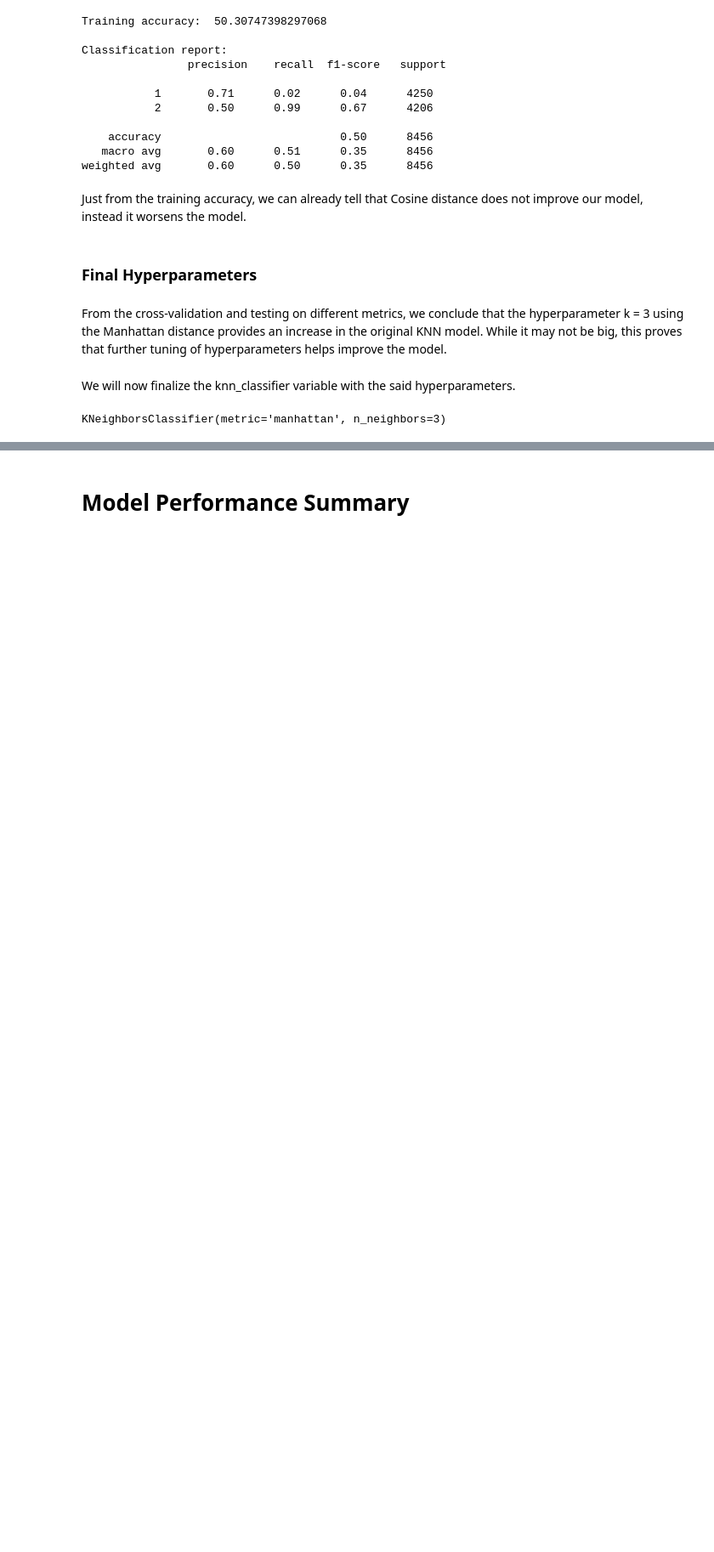
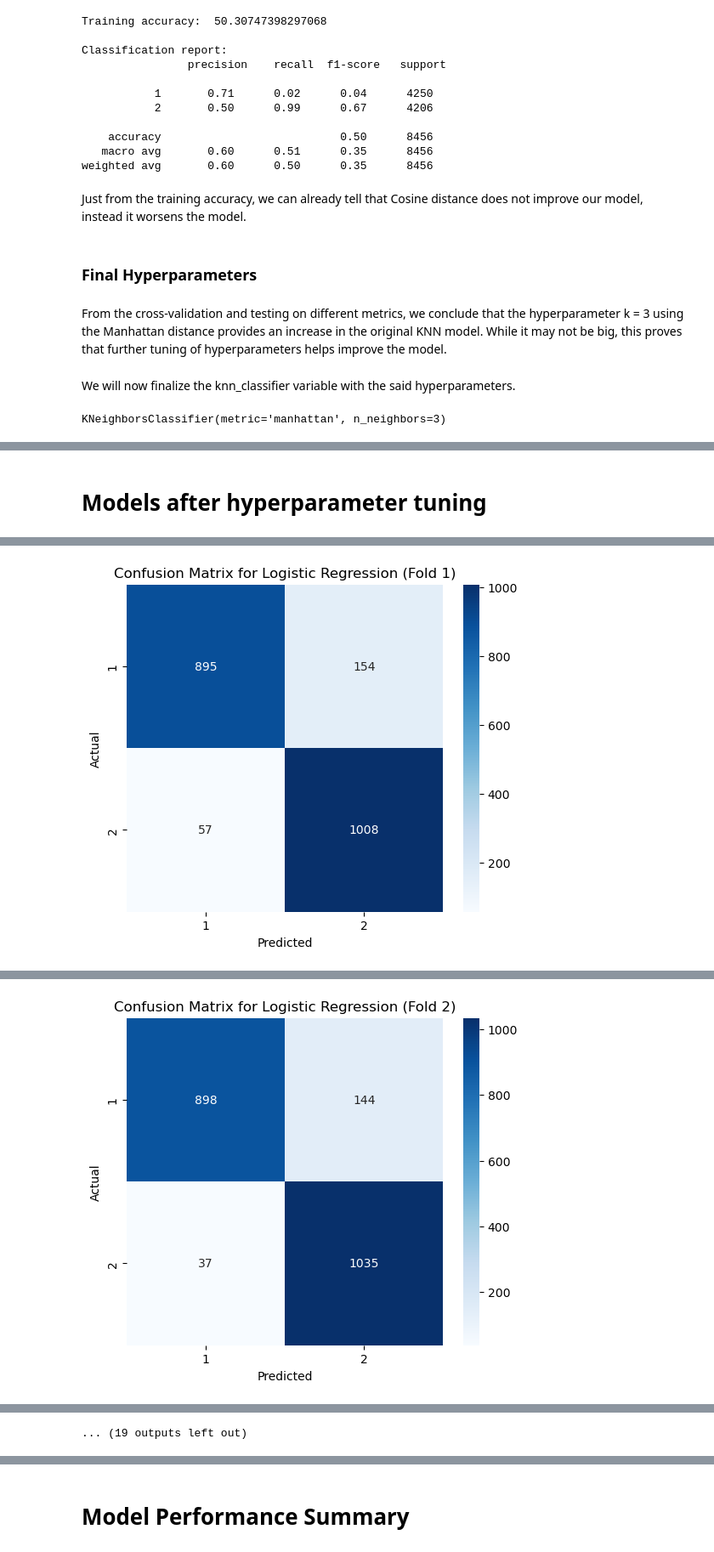
Before and after one commit to BeverlyKate/STINTSY-MP, a Jupyter notebook: STINTSYMP.ipynb, the cells around one changed output, grey strips where cells are left out. Shown at 85% size. Cells and saved outputs as stored; diff of their text form; code cells hidden in the pictures; blank space fills up the shorter version.

```diff
--- a/STINTSYMP.ipynb
+++ b/STINTSYMP.ipynb
@@ -884,0 +1074,20 @@ KNeighborsClassifier(metric='manhattan', n_neighbors=3)
+# %%
+from sklearn.svm import SVC
+from sklearn.metrics import classification_report, accuracy_score
+
+# Define best configurations for each fold
+fold_params = [
+    {"C": 1, "gamma": "scale", "kernel": "rbf"},  # Fold 1
+    {"C": 1, "gamma": "scale", "kernel": "rbf"},  # Fold 2
+    {"C": 10, "gamma": "scale", "kernel": "rbf"},  # Fold 3
+    {"C": 10, "gamma": "scale", "kernel": "rbf"},  # Fold 4
+    {"C": 1, "gamma": "scale", "kernel": "rbf"},  # Fold 5
+]
+
+# Define and train models for each fold
+models = []
+for i, params in enumerate(fold_params, 1):
+    model = SVC(C=params["C"], kernel=params["kernel"], gamma=params["gamma"])
+    model.fit(X_pca, y)
+    models.append(model)
+    print(f"Model for Fold {i} trained with params: {params}")
@@ -884,0 +1100,52 @@ KNeighborsClassifier(metric='manhattan', n_neighbors=3)
+# %% [markdown]
+# Models after hyperparameter tuning
+# %%
+models = {
+    "Logistic Regression": improved_log_model,
+    "Naive Bayes": grid_model,
+    "K-Nearest Neighbors": knn_classifier
+}
+
+# K-Fold Cross-Validation (K=5)
+kf = KFold(n_splits=5, shuffle=True, random_state=42)
+
+# Iterate through each model
+for model_name, model in models.items():
+    accuracies = []
+    print(f"\nModel: {model_name}")
+
+    # Perform K-Fold Cross-Validation
+    for fold, (train_index, test_index) in enumerate(kf.split(X), 1):
+        # Use indexing for NumPy arrays
+        X_train, X_test = X[train_index], X[test_index]
+        y_train, y_test = y[train_index], y[test_index]
+
+        # Train the model
+        model.fit(X_train, y_train)
+
+        # Predict using the model
+        y_pred = model.predict(X_test)
+
+        # Calculate accuracy
+        accuracy = accuracy_score(y_test, y_pred)
+        accuracies.append(accuracy)
+
+        print(f"Fold {fold} Accuracy: {accuracy * 100:.2f}%")
+
+        # Print classification report
+        print(f"Classification Report for {model_name} (Fold {fold}):")
+        print(classification_report(y_test, y_pred, zero_division=1))
+
+        # Generate and display confusion matrix
+        cm = confusion_matrix(y_test, y_pred)
+        plt.figure(figsize=(6, 5))
+        sns.heatmap(cm, annot=True, fmt='d', cmap='Blues', xticklabels=model.classes_, yticklabels=model.classes_)
+        plt.title(f'Confusion Matrix for {model_name} (Fold {fold})')
+        plt.xlabel('Predicted')
+        plt.ylabel('Actual')
+        plt.show()
+
+    # Average accuracy over all folds
+    avg_accuracy = np.mean(accuracies) * 100
+    print(f"Average Accuracy for {model_name}: {avg_accuracy:.2f}%")
+# %% [output]
@@ -884,0 +1163 @@ KNeighborsClassifier(metric='manhattan', n_neighbors=3)
+[figure, added]
@@ -884,0 +1174 @@ KNeighborsClassifier(metric='manhattan', n_neighbors=3)
+[figure, added]
@@ -884,0 +1223 @@ KNeighborsClassifier(metric='manhattan', n_neighbors=3)
+... (19 outputs left out)
```
Also changed, not shown: parts of 36 cells of this notebook, 1 other file.
